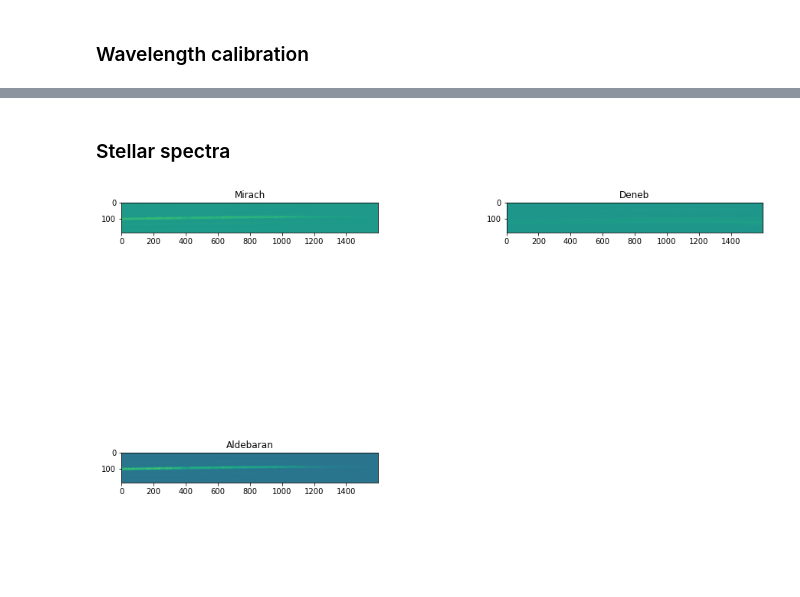
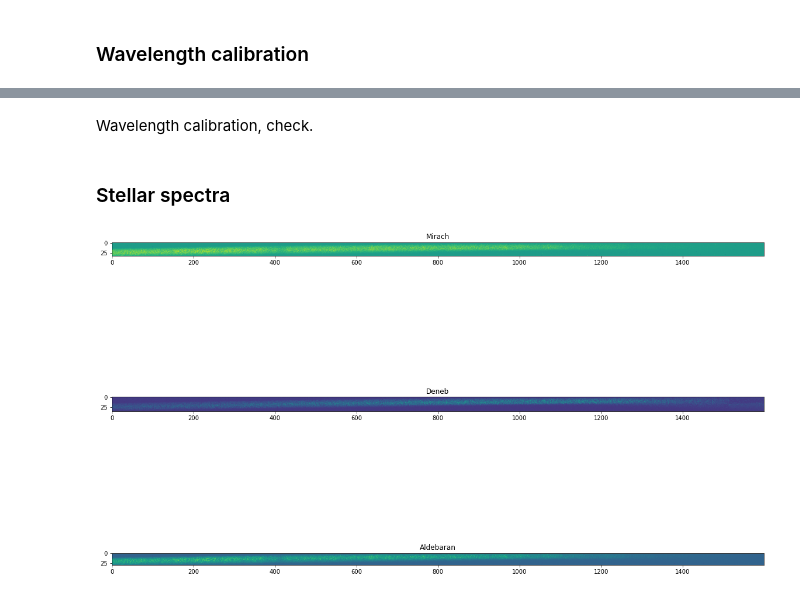
Before and after one commit to cl3425/ast6725-spectroscopy-lab, a Jupyter notebook: spectroscopy-lab-chris-lam.ipynb, the cells around one changed output, grey strips where cells are left out. Drawn from its saved outputs; the diff is of its cells as text; code cells hidden in the pictures; blank space fills up the shorter version.

Commit message:
corrected wavelength calibration and bad rectangles

```diff
--- a/spectroscopy-lab-chris-lam.ipynb
+++ b/spectroscopy-lab-chris-lam.ipynb
@@ -134,0 +115,23 @@ print(flats_norm)
+# %%
+dark1p16 = stack_shift_median(path+'dark_1d16s_*.bmp')
+#print(dark1p16, dark1p16.shape)
+
+dark1p94 = stack_shift_median(path+'dark_1d94s_*.bmp')
+#print(dark1p94)
+
+dark1 = stack_shift_median(path+'dark_1s_*.bmp')
+
+dark20p5 = stack_shift_median(path+'dark_20p5s_*.bmp')
+
+dark30 = stack_shift_median(path+'dark_30s_*.bmp')
+
+dark3 = stack_shift_median(path+'dark_3s_*.bmp')
+
+dark8 = stack_shift_median(path+'dark_8s_*.bmp')
+
+darkp6 = stack_shift_median(path+'dark_p6s_*.bmp')
+
+flats = dark30 = stack_shift_median(path+'flat_20p5s_*.bmp')
+flats_norm = flats-dark20p5
+print(flats)
+print(flats_norm)
@@ -236,2 +513,4 @@ print(f'{get_line_centroid([1045, 1079], detector_loc, ne_rect1_dark):.2f}')
+# %% [markdown]
+Wavelength calibration, check.
 # %% [markdown]
 ### Stellar spectra
@@ -241,5 +517,5 @@ print(phase_cross_correlation(visual_band_ims_norm[0], visual_band_ims_norm[1]))
 # %%
 # read and median combine the stars
-mirach = stack_and_median(path+'mirach_8s_*.bmp')
-deneb = stack_and_median(path+'deneb_3s_13.63g_*.bmp')
-aldebaran = stack_and_median(path+'aldebaran_3s_*.bmp')
+mirach = stack_shift_median(path+'mirach_8s_*.bmp')
+deneb = stack_shift_median(path+'deneb_3s_13.63g_*.bmp')
+aldebaran = stack_shift_median(path+'aldebaran_3s_*.bmp')
@@ -246,23 +527,24 @@ aldebaran = stack_and_median(path+'aldebaran_3s_*.bmp')
 # %%
-fig, axes = plt.subplots(figsize=(15,10))
+%matplotlib inline
+fig, axes = plt.subplots(figsize=(20,13))
 #lamps = [ne_lamp_norm, hg_lamp_norm, kr_lamp_norm]
 #stars = [mirach_norm, deneb_norm, aldebaran_norm]
-plt.subplot(221)
+plt.subplot(311)
 plt.title('Mirach')
-mirach_rect = mirach_norm[355:539,:]
+mirach_rect = mirach_norm[430:463,:]
 plt.imshow(mirach_rect)
 
-plt.subplot(222)
+plt.subplot(312)
 plt.title('Deneb')
-deneb_rect = deneb_norm[355:539,:]
+deneb_rect = deneb_norm[475:510,:]
 plt.imshow(deneb_rect)
 
-plt.subplot(223)
+plt.subplot(313)
 plt.title('Aldebaran')
-aldebaran_rect = aldebaran_norm[355:539,:]
+aldebaran_rect = aldebaran_norm[434:463,:]
 plt.imshow(aldebaran_rect)
 
 plt.subplots_adjust(hspace=0.5, wspace=0.5)
 plt.show()
 # %% [output]
-[figure, old version]
+[figure, new version]
```
Also changed, not shown: parts of 45 cells of this notebook.
